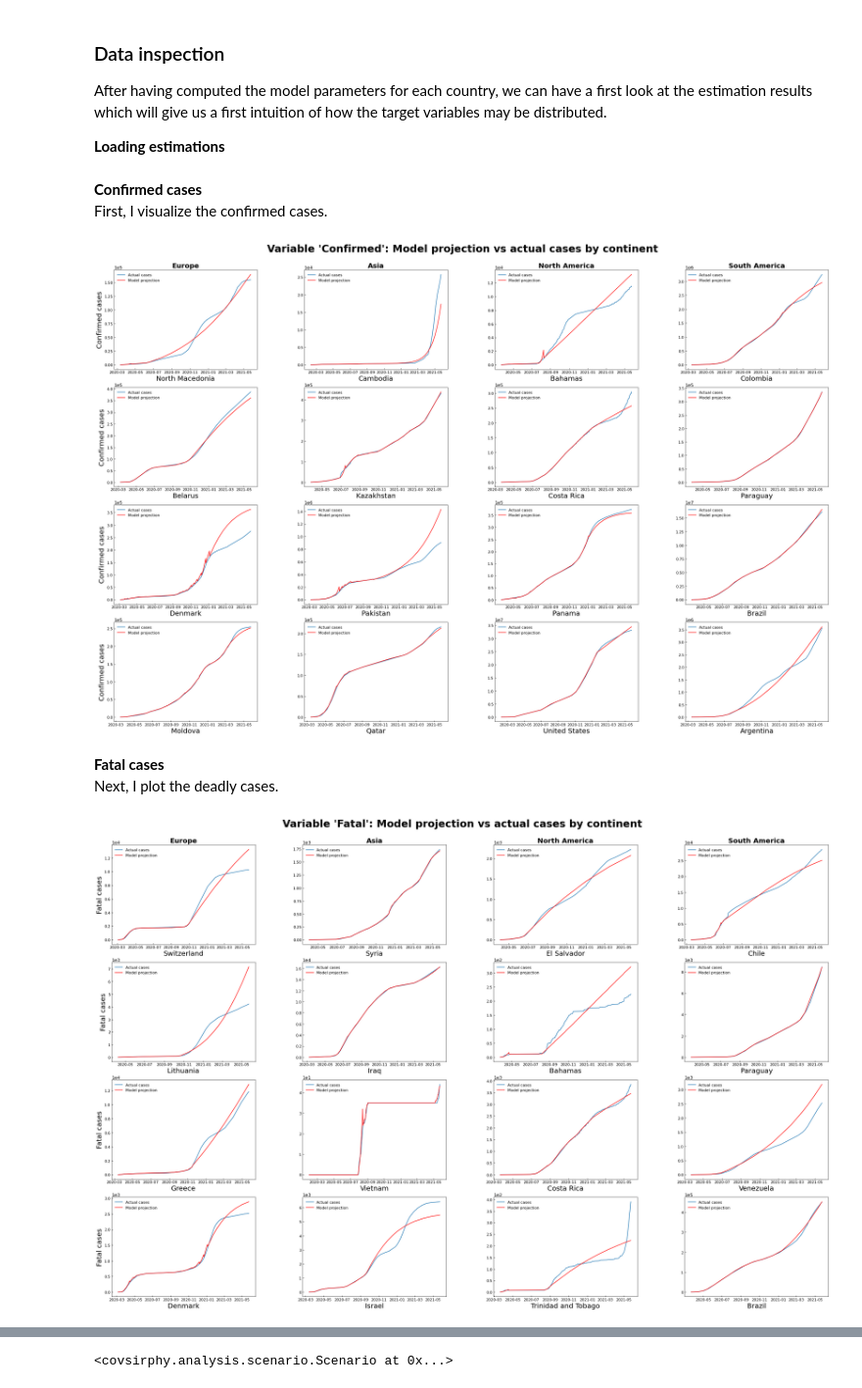
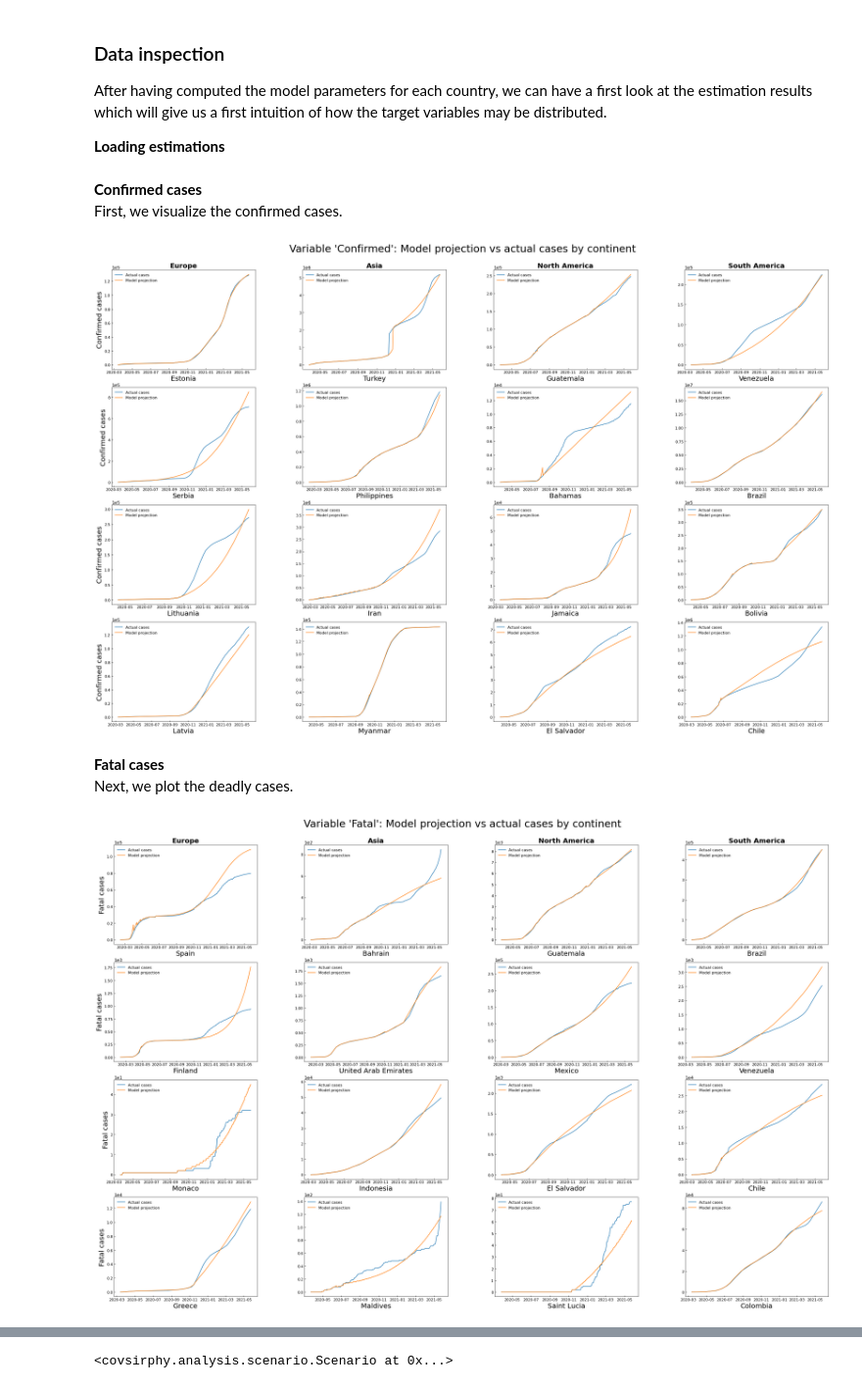
Before and after one commit to gvncore/covid19_project, a Jupyter notebook: Desktop/covid19_project/codes/covid19_data_analysis.ipynb, the cells around one changed output, grey strips where cells are left out. Shown at 98% size. Saved outputs shown, nothing was run; the diff lists cells and outputs as text; code cells hidden in the pictures.

```diff
--- a/Desktop/covid19_project/codes/covid19_data_analysis.ipynb
+++ b/Desktop/covid19_project/codes/covid19_data_analysis.ipynb
@@ -310,0 +289,6 @@ display(rawCovidData.loc[rawCovidData['id'] == 'USA'].head())
+# %%
+rawCovidData = pd.read_csv(RAW_DATA_PATH + '\\covid19_dataset.csv', na_values=['NaN'], parse_dates=['date'],
+                           usecols=['id', 'date', 'confirmed', 'deaths', 'population', 'administrative_area_level_1'])
+
+display(rawCovidData.loc[rawCovidData['id'] == 'FRA'].head())
+display(rawCovidData.loc[rawCovidData['id'] == 'USA'].head())
@@ -369,7 +366,7 @@ dateList = pd.date_range(startDate, endDate, freq='d')
 countryList = rawCovidData['country'].unique()
 
 # The following loop appends the missing observations to the dataset.
-for iIteration, iCountry in tqdm(enumerate(countryList)):
+for iIteration, iCountry in enumerate(countryList):
 
     # Get data of country iCountry.
     iCountryData = rawCovidData.loc[rawCovidData['country'] == iCountry]
@@ -546,3 +539,4 @@ In this section, I use the clean C19DH to generate several plots that depict the
 # %%
-cleanCovidData = pd.read_csv('../data/clean_data/covid19_clean_dataset.csv', na_values=['NaN'], parse_dates=['date'], index_col=['country','date'])
+cleanCovidData = pd.read_csv(CLEAN_DATA_PATH + '\\covid19_clean_dataset.csv', na_values=['NaN'], parse_dates=['date'],
+                             index_col=['country','date'])
 # %% [markdown]
@@ -1030,7 +839,7 @@ for iFile in tqdm(os.listdir('../data/retrospective')):
             continue
 # %% [markdown]
 **Confirmed cases**
-First, I visualize the confirmed cases.
+First, we visualize the confirmed cases.
 # %%
 cols = {'EU':'Europe', 'AS':'Asia', 'NA':'North America', 'SA':'South America'}
 rows = ['Confirmed cases'] * 4
@@ -1043,7 +852,7 @@ for iIteration, iCol in enumerate(cols):
 
         df = eval(iCountry).history('Confirmed', show_figure=False).reset_index()
         sns.lineplot(data=df, x='Date', y='Actual', ax=axes[jIteration][iIteration], label='Actual cases')
-        sns.lineplot(data=df, x='Date', y='Retrospective', ax=axes[jIteration][iIteration], label='Model projection', color='red')
+        sns.lineplot(data=df, x='Date', y='Retrospective', ax=axes[jIteration][iIteration], label='Model projection')
         axes[jIteration][iIteration].set_ylabel(None)
         axes[jIteration][iIteration].set_xlabel(countriesDict[iCountry], fontsize=20)
         axes[jIteration][iIteration].ticklabel_format(axis="y", style="sci", scilimits=(0,0))
@@ -1056,43 +865,43 @@ for iAx, iCol in zip(axes[0], cols):
 for iAx, iRow in zip(axes[:,0], rows):
     iAx.set_ylabel(iRow, rotation=90, fontsize = 20)
 
-fig.suptitle("Variable 'Confirmed': Model projection vs actual cases by continent", size=30, y=1.001, fontweight='bold')
+fig.suptitle("Variable 'Confirmed': Model projection vs actual cases by continent", size=30, y=1.001)
 fig.tight_layout(h_pad=0.3, w_pad=10)
 plt.show()
 # %% [output]
-[figure, old version]
+[figure, new version]
 # %% [markdown]
 **Fatal cases**
-Next, I plot the deadly cases.
+Next, we plot the deadly cases.
 # %%
 cols = {'EU':'Europe', 'AS':'Asia', 'NA':'North America', 'SA':'South America'}
 rows = ['Fatal cases'] * 4
 
 fig, axes = plt.subplots(4, 4, figsize=(30,20))
 
 for iIteration, iCol in enumerate(cols):
 
     for jIteration, iCountry in enumerate(random.sample(retrospective[iCol].keys(), 4)):
 
         df = eval(iCountry).history('Fatal', show_figure=False).reset_index()
         sns.lineplot(data=df, x='Date', y='Actual', ax=axes[jIteration][iIteration], label='Actual cases')
-        sns.lineplot(data=df, x='Date', y='Retrospective', ax=axes[jIteration][iIteration], label='Model projection', color='red')
+        sns.lineplot(data=df, x='Date', y='Retrospective', ax=axes[jIteration][iIteration], label='Model projection')
         axes[jIteration][iIteration].set_ylabel(None)
         axes[jIteration][iIteration].set_xlabel(countriesDict[iCountry], fontsize=20)
         axes[jIteration][iIteration].ticklabel_format(axis="y", style="sci", scilimits=(0,0))
         exponent = axes[jIteration][iIteration].yaxis.get_offset_text()
         exponent.set_size(13)
 
 for iAx, iCol in zip(axes[0], cols):
     iAx.set_title(cols[iCol], {'weight': 'bold', 'fontsize':20})
 
 for iAx, iRow in zip(axes[:,0], rows):
     iAx.set_ylabel(iRow, rotation=90, fontsize = 20)
 
-fig.suptitle("Variable 'Fatal': Model projection vs actual cases by continent", size=30, y=1.001, fontweight='bold')
+fig.suptitle("Variable 'Fatal': Model projection vs actual cases by continent", size=30, y=1.001)
 fig.tight_layout(h_pad=0.3, w_pad=10)
 plt.show()
 # %% [output]
-[figure, old version]
+[figure, new version]
 # %% [markdown]
 **Recovered cases**
```
Also changed, not shown: parts of 151 cells of this notebook.
